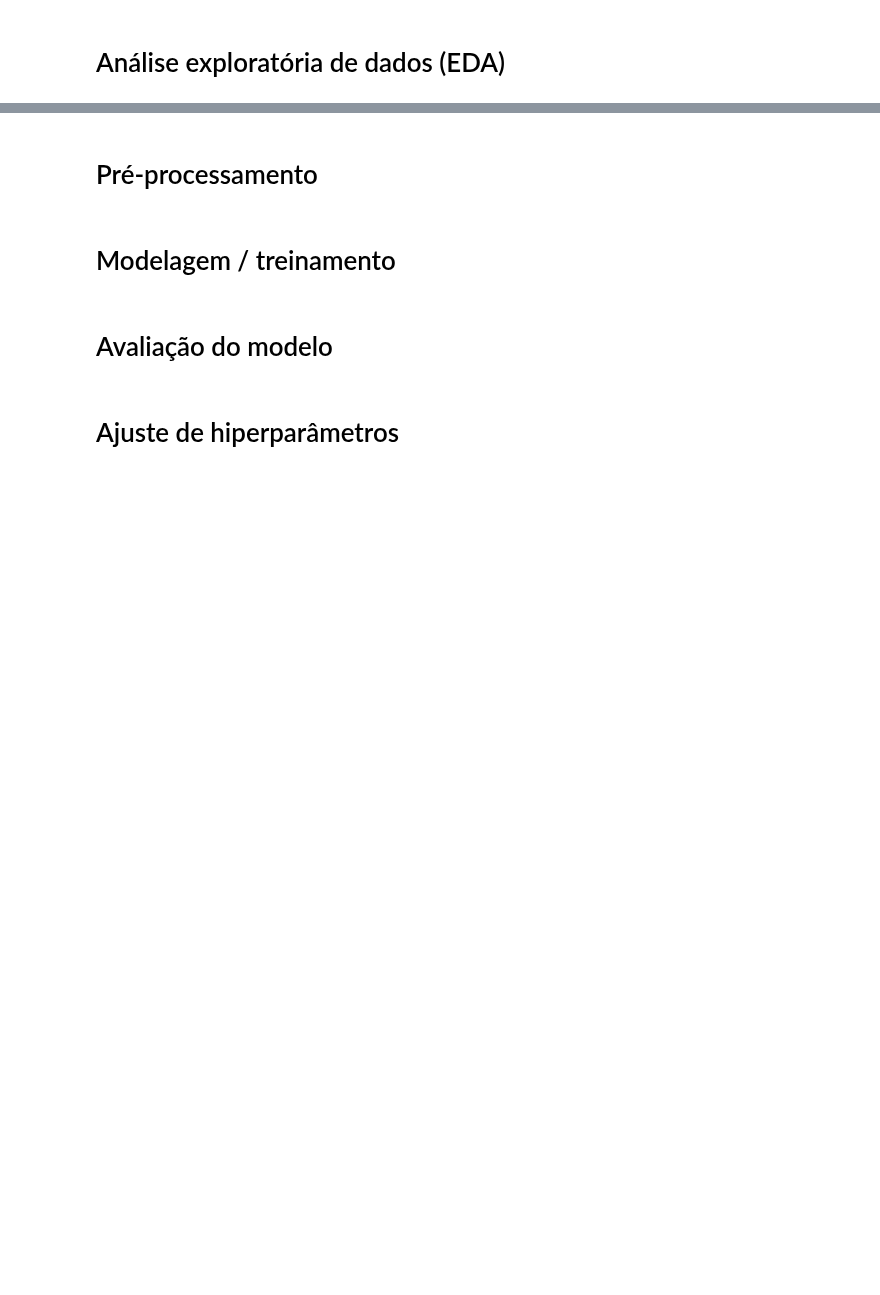
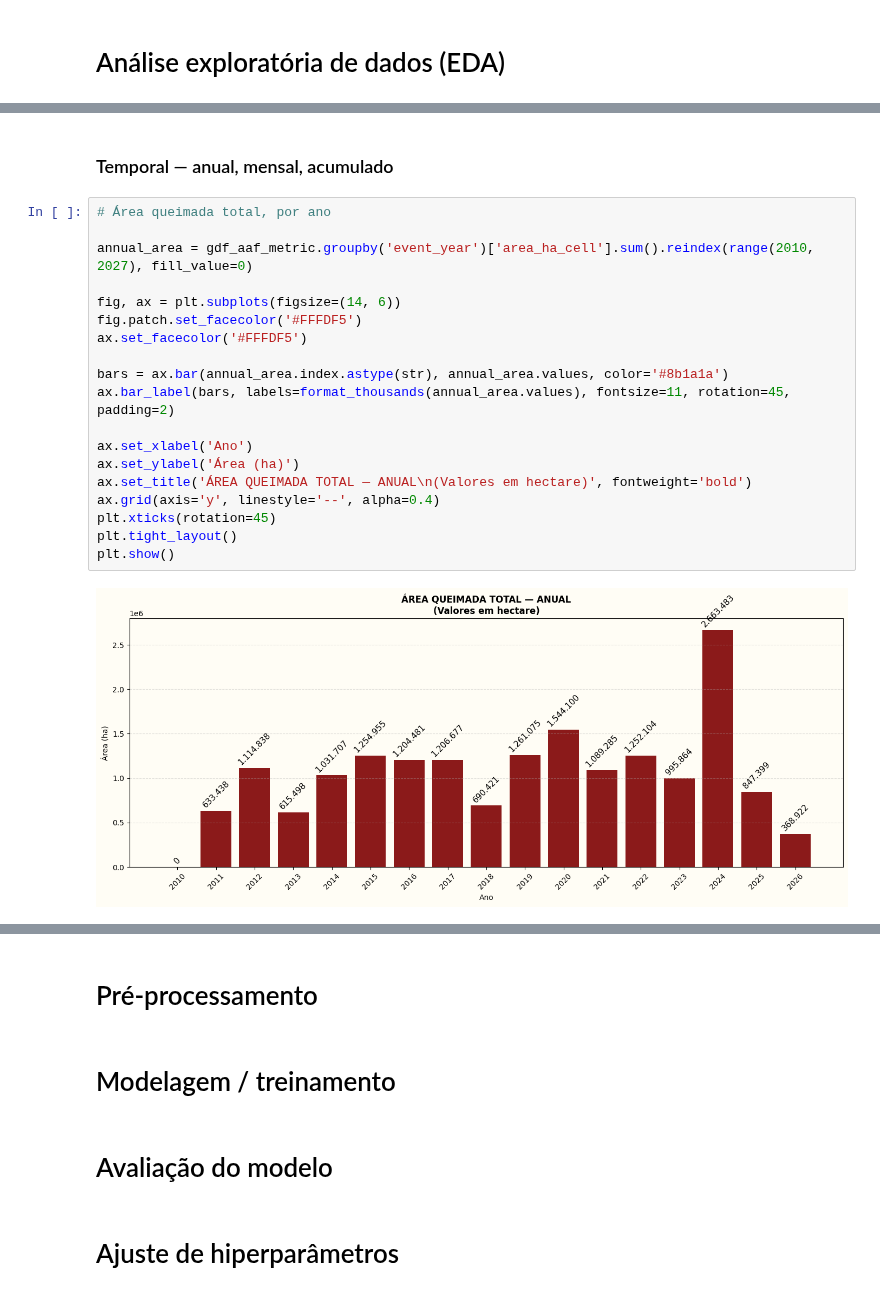
Before and after one commit to AndersonAlvesCoelho/pyroregions-classification, a Jupyter notebook: pyroregions_ucs.ipynb, the cells around one changed output, grey strips where cells are left out. Drawn from its saved outputs; the diff is of its cells as text; blank space fills up the shorter version.

```diff
--- a/pyroregions_ucs.ipynb
+++ b/pyroregions_ucs.ipynb
@@ -468,0 +840,23 @@ for f in os.listdir(OUTPUTS_DIR):
+# %% [markdown]
+### Temporal — anual, mensal, acumulado
+# %%
+# Área queimada total, por ano
+
+annual_area = gdf_aaf_metric.groupby('event_year')['area_ha_cell'].sum().reindex(range(2010, 2027), fill_value=0)
+
+fig, ax = plt.subplots(figsize=(14, 6))
+fig.patch.set_facecolor('#FFFDF5')
+ax.set_facecolor('#FFFDF5')
+
+bars = ax.bar(annual_area.index.astype(str), annual_area.values, color='#8b1a1a')
+ax.bar_label(bars, labels=format_thousands(annual_area.values), fontsize=11, rotation=45, padding=2)
+
+ax.set_xlabel('Ano')
+ax.set_ylabel('Área (ha)')
+ax.set_title('ÁREA QUEIMADA TOTAL — ANUAL\n(Valores em hectare)', fontweight='bold')
+ax.grid(axis='y', linestyle='--', alpha=0.4)
+plt.xticks(rotation=45)
+plt.tight_layout()
+plt.show()
+# %% [output]
+[figure, added]
```
Also changed, not shown: parts of 63 cells of this notebook.
